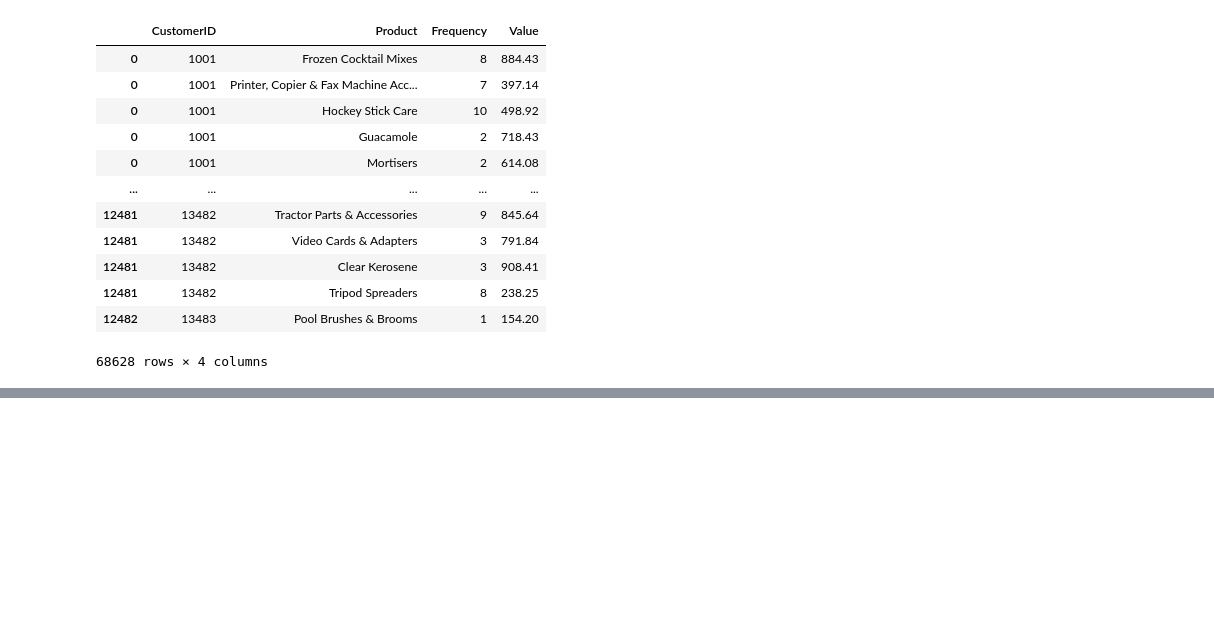
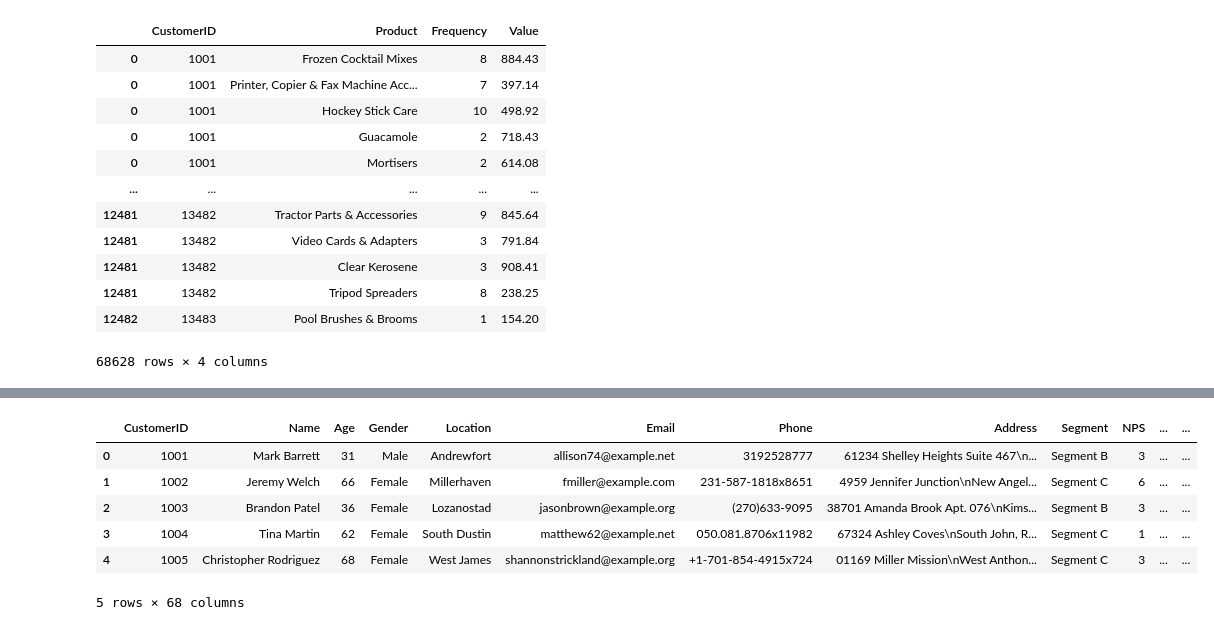
Before and after one commit to edwinaabam/Reder-Telecom-Churn-Prediction, a Jupyter notebook: DataCleaning/clean.ipynb, the cells around one changed output, grey strips where cells are left out. Saved outputs shown, nothing was run; the diff lists cells and outputs as text; code cells hidden in the pictures; blank space fills up the shorter version.

Commit message:
data cleaning and feature engineering

```diff
--- a/DataCleaning/clean.ipynb
+++ b/DataCleaning/clean.ipynb
@@ -288,0 +984,6 @@ single_val_cols.head()
+# %%
+ClickstreamData = (
+    ClickstreamData
+    .merge(firstpagevisits, on='CustomerID', how='left')
+    .merge(lastpagevisits, on='CustomerID', how='left')
+)
@@ -288,0 +1140,3 @@ single_val_cols.head()
+# %%
+# drop columns from the original data that have been normalized
+data_reduced = data.drop(columns=cols_to_normalize, axis=1, inplace=False)
@@ -288,0 +1152,21 @@ single_val_cols.head()
+# %%
+# Merge the reduced original data with the normalized columns that have unique CustomerID per row
+for col in cols_with_unique_idrows:
+    merged_data = data_reduced.merge(normalized_cols[col], on='CustomerID', how='left')
+# %%
+# Merge the data with the engineered features from the non-unique CustomerID dataframes
+
+engineered_features = [purchaseHistory, paymentHistory, serviceInteractions, ClickstreamData, marketingComm]
+
+for ef in engineered_features:
+    merged_data = merged_data.merge(ef, on='CustomerID', how='left')
+# %%
+merged_data.head()
+# %% [output]
+|  | CustomerID | Name | Age | Gender | Location | Email | Phone | Address | Segment | NPS | ... | ... |
+| 0 | 1001 | Mark Barrett | 31 | Male | Andrewfort | allison74@example.net | 3192528777 | 61234 Shelley Heights Suite 467\n... | Segment B | 3 | ... | ... |
+| 1 | 1002 | Jeremy Welch | 66 | Female | Millerhaven | fmiller@example.com | 231-587-1818x8651 | 4959 Jennifer Junction\nNew Angel... | Segment C | 6 | ... | ... |
+| 2 | 1003 | Brandon Patel | 36 | Female | Lozanostad | jasonbrown@example.org | (270)633-9095 | 38701 Amanda Brook Apt. 076\nKims... | Segment B | 3 | ... | ... |
+| 3 | 1004 | Tina Martin | 62 | Female | South Dustin | matthew62@example.net | 050.081.8706x11982 | 67324 Ashley Coves\nSouth John, R... | Segment C | 1 | ... | ... |
+| 4 | 1005 | Christopher Rodriguez | 68 | Female | West James | shannonstrickland@example.org | +1-701-854-4915x724 | 01169 Miller Mission\nWest Anthon... | Segment C | 3 | ... | ... |
+5 rows × 68 columns
```
Also changed, not shown: parts of 65 cells of this notebook, 1 other file.
